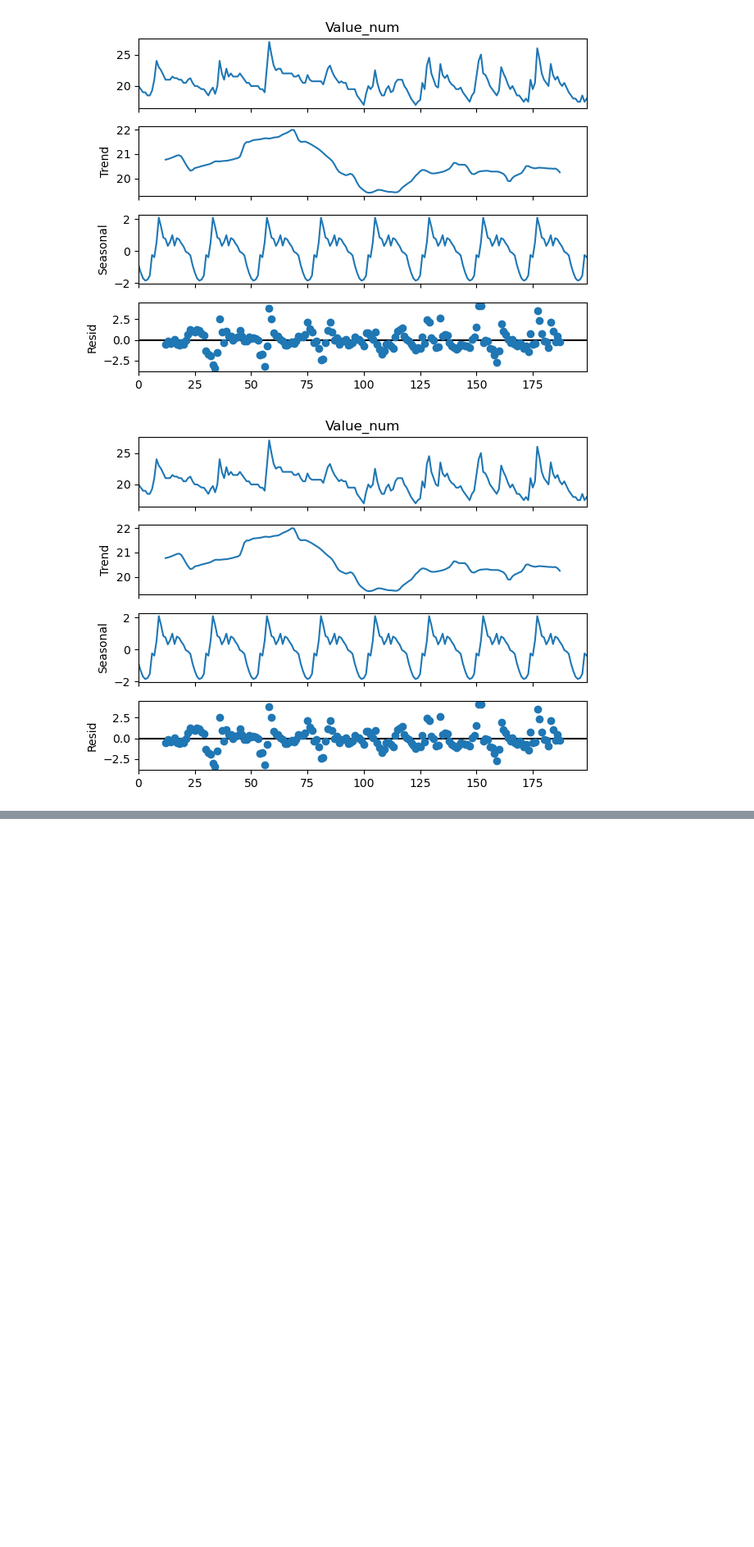
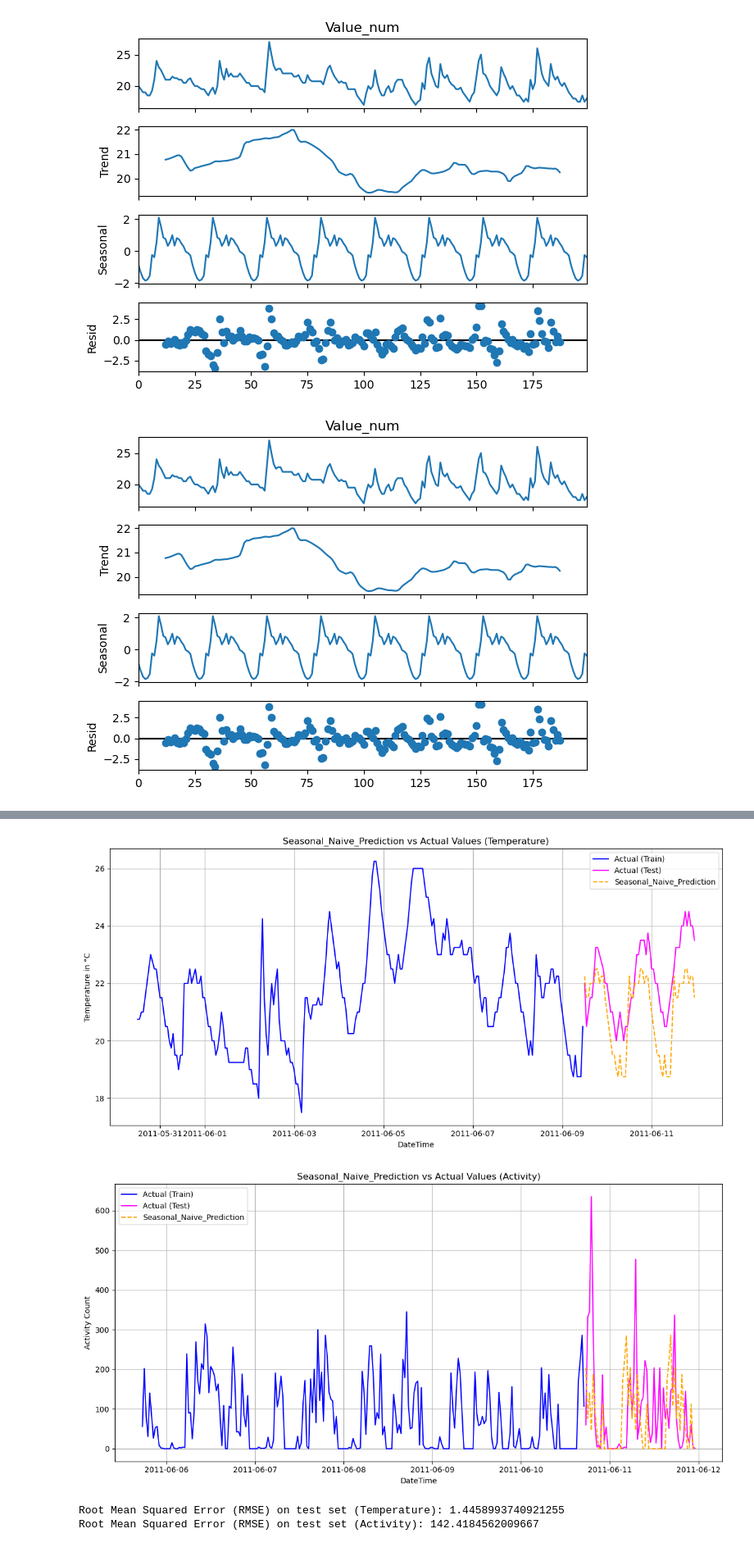
Before and after one commit to ddening/ambient-assisted-living, a Jupyter notebook: src/acf.ipynb, the cells around one changed output, grey strips where cells are left out. Shown at 82% size. Saved outputs shown, nothing was run; the diff lists cells and outputs as text; code cells hidden in the pictures; blank space fills up the shorter version.

```diff
--- a/src/acf.ipynb
+++ b/src/acf.ipynb
@@ -111,0 +155,78 @@ Root Mean Squared Error (RMSE) on test set: 0.865303414993839
+# %%
+# Define seasonal lag (24 hours for daily seasonality in hourly data)
+seasonal_lag = 24
+
+df_t001_1h = df_t001_1h.sort_values(by="DateTime_ISO8601").reset_index(drop=True)
+df_activity_30m = df_activity_30m.sort_values(by="DateTime_ISO8601").reset_index(drop=True)
+_df_t001_1h, _df_activity_30m = df_t001_1h[-range_limit:], df_activity_30m[-range_limit:]
+
+# Split into train and test (80/20)
+split_index = int(len(_df_t001_1h) * 0.8)
+train_t001_1h, test_t001_1h = _df_t001_1h.iloc[0:split_index], _df_t001_1h.iloc[split_index:]
+split_index = int(len(_df_activity_30m) * 0.8)
+train_activity_30m, test_activity_30m = _df_activity_30m.iloc[0:split_index], _df_activity_30m.iloc[split_index:]
+
+# Temperature DataFrame
+test_t001_1h["Seasonal_Naive_Prediction"] = pd.Series(dtype="int")
+seasonal_data = train_t001_1h["Value_num"].iloc[-seasonal_lag:].to_list()
+for i in range(0, len(test_t001_1h.index)):
+    new_snp_entry = seasonal_data[i % len(seasonal_data)]  # Use modulo to prevent IndexError
+    test_t001_1h.loc[test_t001_1h.index.start + i, "Seasonal_Naive_Prediction"] = new_snp_entry
+# Activity DataFrame
+test_activity_30m["Seasonal_Naive_Prediction"] = pd.Series(dtype="int")
+seasonal_data = train_activity_30m["Activity"].iloc[-seasonal_lag:].to_list()
+for i in range(0, len(test_activity_30m.index)):
+    new_snp_entry = seasonal_data[i % len(seasonal_data)]  # Use modulo to prevent IndexError
+    test_activity_30m.loc[test_activity_30m.index.start + i, "Seasonal_Naive_Prediction"] = new_snp_entry
+
+# Visualization (Temperature)
+plt.figure(figsize=(12, 6))
+plt.plot(train_t001_1h["DateTime_ISO8601"], train_t001_1h["Value_num"], label="Actual (Train)", color="blue")
+plt.plot(test_t001_1h["DateTime_ISO8601"], test_t001_1h["Value_num"], label="Actual (Test)", color="magenta")
+plt.plot(
+    test_t001_1h["DateTime_ISO8601"],
+    test_t001_1h["Seasonal_Naive_Prediction"],
+    label="Seasonal_Naive_Prediction",
+    color="orange",
+    linestyle="--",
+)
+
+plt.title("Seasonal_Naive_Prediction vs Actual Values (Temperature)")
+plt.xlabel("DateTime")
+plt.ylabel("Temperature in °C")
+plt.legend()
+plt.grid()
+plt.tight_layout()
+plt.show()
+
+# Visualization (Activity)
+plt.figure(figsize=(12, 6))
+plt.plot(train_activity_30m["DateTime_ISO8601"], train_activity_30m["Activity"], label="Actual (Train)", color="blue")
+plt.plot(test_activity_30m["DateTime_ISO8601"], test_activity_30m["Activity"], label="Actual (Test)", color="magenta")
+plt.plot(
+    test_activity_30m["DateTime_ISO8601"],
+    test_activity_30m["Seasonal_Naive_Prediction"],
+    label="Seasonal_Naive_Prediction",
+    color="orange",
+    linestyle="--",
+)
+
+plt.title("Seasonal_Naive_Prediction vs Actual Values (Activity)")
+plt.xlabel("DateTime")
+plt.ylabel("Activity Count")
+plt.legend()
+plt.grid()
+plt.tight_layout()
+plt.show()
+
+# Calculate Root Mean Squared Error (RMSE)
+rmse = calculate_rmse(test_t001_1h["Value_num"], test_t001_1h["Seasonal_Naive_Prediction"])
+print(f"Root Mean Squared Error (RMSE) on test set (Temperature): {rmse}")
+
+rmse = calculate_rmse(test_activity_30m["Activity"], test_activity_30m["Seasonal_Naive_Prediction"])
+print(f"Root Mean Squared Error (RMSE) on test set (Activity): {rmse}")
+# %% [output]
+[figure, added]
+[figure, added]
+Root Mean Squared Error (RMSE) on test set (Temperature): 1.4458993740921255
+Root Mean Squared Error (RMSE) on test set (Activity): 142.4184562009667
```
Also changed, not shown: parts of 6 cells of this notebook.
